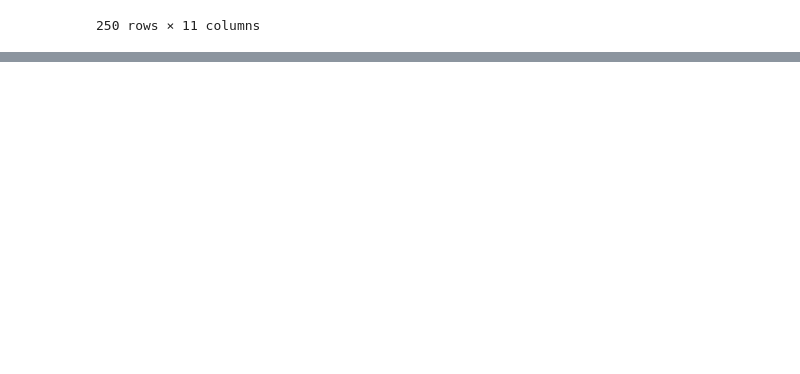
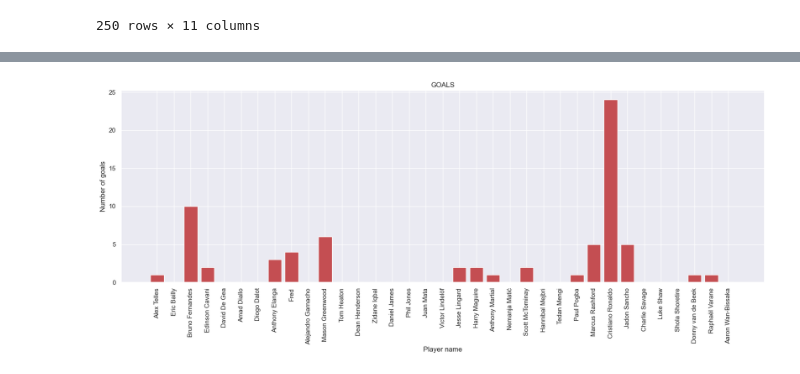
Before and after one commit to MinhHuuNguyen/ai-lectures, a Jupyter notebook: 2_data_analysis_with_python/notebook/2-pandas-basic/all_players_stats/all_players_stats.ipynb, the cells around one changed output, grey strips where cells are left out. Cells and saved outputs as stored; diff of their text form; code cells hidden in the pictures; blank space fills up the shorter version.

Commit message:
Draft matplotlib seaborn lecture

```diff
--- a/2_data_analysis_with_python/notebook/2-pandas-basic/all_players_stats/all_players_stats.ipynb
+++ b/2_data_analysis_with_python/notebook/2-pandas-basic/all_players_stats/all_players_stats.ipynb
@@ -188,0 +193,4 @@ df.loc[df.check_defender == True].sort_values(by='Goals', ascending=False).head(
+# %%
+import matplotlib.pyplot as plt
+import seaborn as sns
+sns.set_theme()
@@ -188,0 +208,3 @@ df.loc[df.check_defender == True].sort_values(by='Goals', ascending=False).head(
+# %%
+mu_df = df.loc[df['Team'] == 'Manchester United']
+mu_df
@@ -188,0 +229,10 @@ df.loc[df.check_defender == True].sort_values(by='Goals', ascending=False).head(
+# %%
+plt.figure(figsize=(20, 6))
+plt.bar(mu_df['Player'], mu_df['Goals'], color='r')
+plt.xticks(rotation=90)
+plt.xlabel('Player name')
+plt.ylabel('Number of goals')
+plt.title('GOALS')
+plt.show()
+# %% [output]
+[figure, added]
```
Also changed, not shown: parts of 28 cells of this notebook, 27 other files.
